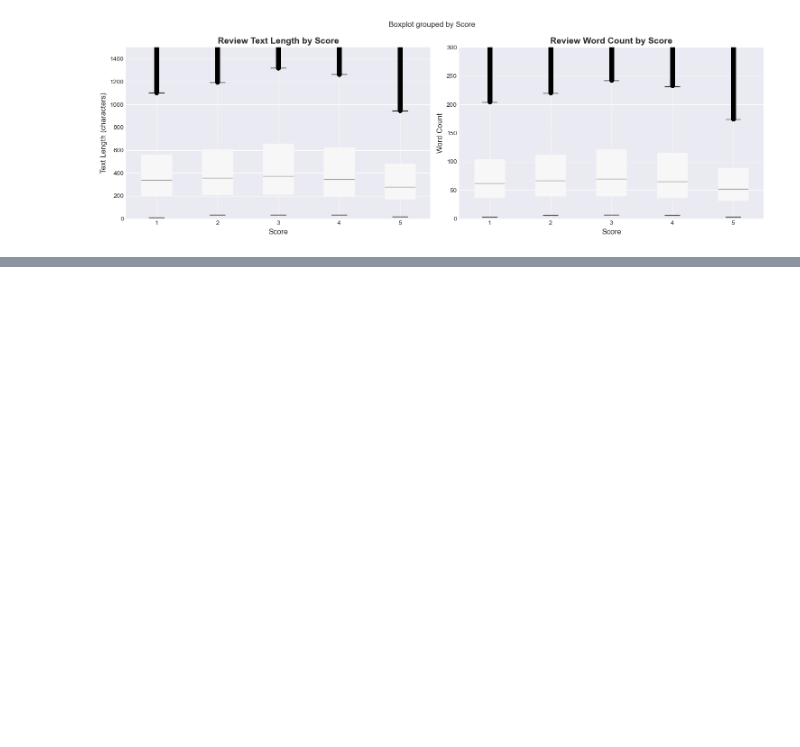
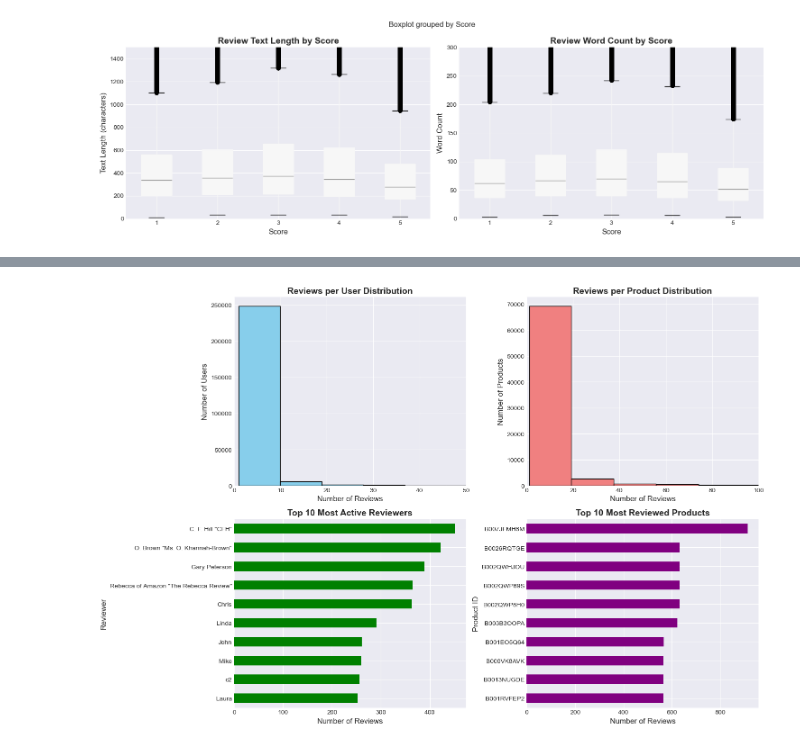
Before and after one commit to HoodaVishal/Intelligent-Customer-Support-System, a Jupyter notebook: notebooks/01_Data_Exploration.ipynb, the cells around one changed output, grey strips where cells are left out. Drawn from its saved outputs; the diff is of its cells as text; code cells hidden in the pictures; blank space fills up the shorter version.

```diff
--- a/notebooks/01_Data_Exploration.ipynb
+++ b/notebooks/01_Data_Exploration.ipynb
@@ -2164,0 +2291,70 @@ The candy is just red , No flavor . Just  plan and chewy .  I would never buy th
+# %%
+# User and Product Analysis
+print("\n" + "="*70)
+print("USER & PRODUCT ANALYSIS")
+print("="*70 + "\n")
+
+# Unique counts
+print("UNIQUE COUNTS:")
+print(f"Unique Users: {reviews['UserId'].nunique():,}")
+print(f"Unique Products: {reviews['ProductId'].nunique():,}")
+print(f"Unique Profile Names: {reviews['ProfileName'].nunique():,}")
+print()
+
+# Reviews per user
+reviews_per_user = reviews.groupby('UserId').size()
+print("REVIEWS PER USER STATISTICS:")
+print(reviews_per_user.describe())
+print()
+
+print("TOP 10 MOST ACTIVE REVIEWERS:")
+top_users = reviews['ProfileName'].value_counts().head(10)
+for i, (user, count) in enumerate(top_users.items(), 1):
+    print(f"{i:2d}. {user}: {count} reviews")
+print()
+
+# Reviews per product
+reviews_per_product = reviews.groupby('ProductId').size()
+print("REVIEWS PER PRODUCT STATISTICS:")
+print(reviews_per_product.describe())
+print()
+
+print("TOP 10 MOST REVIEWED PRODUCTS:")
+top_products = reviews_per_product.nlargest(10)
+for i, (product, count) in enumerate(top_products.items(), 1):
+    print(f"{i:2d}. {product}: {count} reviews")
+
+# Visualizations
+fig, axes = plt.subplots(2, 2, figsize=(15, 10))
+
+# Reviews per user distribution
+axes[0, 0].hist(reviews_per_user, bins=50, color='skyblue', edgecolor='black')
+axes[0, 0].set_title('Reviews per User Distribution', fontsize=14, fontweight='bold')
+axes[0, 0].set_xlabel('Number of Reviews', fontsize=12)
+axes[0, 0].set_ylabel('Number of Users', fontsize=12)
+axes[0, 0].set_xlim(0, 50)
+
+# Reviews per product distribution
+axes[0, 1].hist(reviews_per_product, bins=50, color='lightcoral', edgecolor='black')
+axes[0, 1].set_title('Reviews per Product Distribution', fontsize=14, fontweight='bold')
+axes[0, 1].set_xlabel('Number of Reviews', fontsize=12)
+axes[0, 1].set_ylabel('Number of Products', fontsize=12)
+axes[0, 1].set_xlim(0, 100)
+
+# Top reviewers
+top_users.head(10).plot(kind='barh', ax=axes[1, 0], color='green')
+axes[1, 0].set_title('Top 10 Most Active Reviewers', fontsize=14, fontweight='bold')
+axes[1, 0].set_xlabel('Number of Reviews', fontsize=12)
+axes[1, 0].set_ylabel('Reviewer', fontsize=12)
+axes[1, 0].invert_yaxis()
+
+# Top products
+top_products.plot(kind='barh', ax=axes[1, 1], color='purple')
+axes[1, 1].set_title('Top 10 Most Reviewed Products', fontsize=14, fontweight='bold')
+axes[1, 1].set_xlabel('Number of Reviews', fontsize=12)
+axes[1, 1].set_ylabel('Product ID', fontsize=12)
+axes[1, 1].invert_yaxis()
+
+plt.tight_layout()
+plt.show()
+# %% [output]
@@ -2164,0 +2378 @@ The candy is just red , No flavor . Just  plan and chewy .  I would never buy th
+[figure, added]
```
Also changed, not shown: parts of 7 cells of this notebook.
